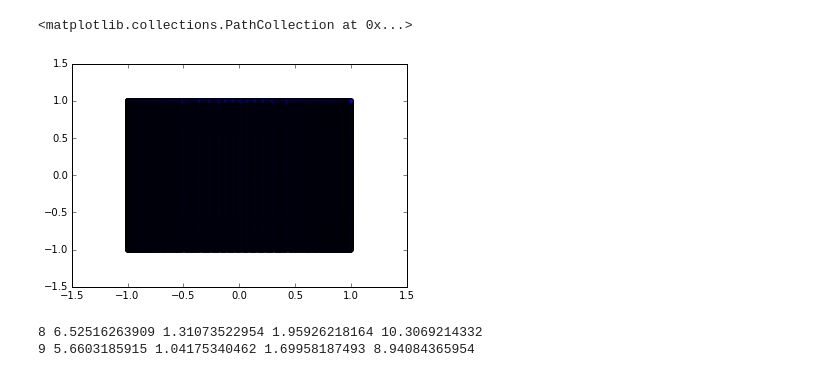
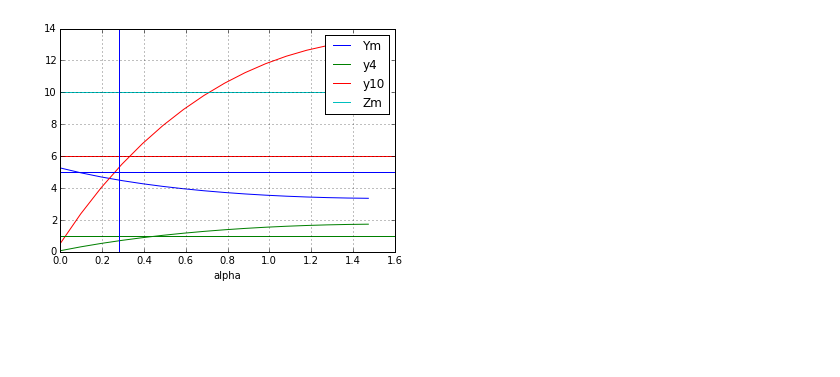
Before and after one commit to maxhutch/sem, a Jupyter notebook: Ducts.ipynb, the cells around one changed output. Saved outputs shown, nothing was run; the diff lists cells and outputs as text; code cells hidden in the pictures; blank space fills up the shorter version.

```diff
--- a/Ducts.ipynb
+++ b/Ducts.ipynb
@@ -7,5 +9,5 @@ import scipy.linalg as la
 from math import *
 # %%
 def mesh(alpha, N):
-    return np.sin(np.linspace(-pi/2+alpha,pi/2-alpha,N))/abs(sin((pi/2-alpha)))
+    return .5*np.sin(np.linspace(-pi/2+alpha,pi/2-alpha,N))/abs(sin((pi/2-alpha)))
 # %%
@@ -36,35 +51,18 @@ poc=1
-# %%
-yl=mesh(alp, Nl)
-xg = np.tile(yl, [Nl,1])
-yg = xg.transpose()
-
-xc=xg.flatten()
-yc=yg.flatten()
-plt.scatter(xc,yc)
-# %% [output]
-<matplotlib.collections.PathCollection at 0x...>
-[figure, removed]
-# %%
-Re=3000;
-N=7
-ym = 2; zm = 20
-yl = mesh(alp, Nl)
-while ym > 1 and zm > 10:
-    ym, y1, y10, zm = wall_units(yl,N,Re)
-    N = N + 1
-    print(N, ym, y1, y10, zm)
-# %% [output]
-8 6.52516263909 1.31073522954 1.95926218164 10.3069214332
-9 5.6603185915 1.04175340462 1.69958187493 8.94084365954
 # %%
 alphs = list(np.linspace(0,pi/2, 16, endpoint=False))
+Re=4300;
 N = 31
 Nl = 65
+Nz = 513
 yms = []; y1s = []; y10s = []; zms = []
 for alph in alphs:
     yl=mesh(alph, Nl)
-    ym, y1, y10, zm = wall_units(yl,N,Re)
+    ym, y1, y10, zm = wall_units(yl,Nz,N,Re)
     yms.append(ym)
     y1s.append(y1)
     y10s.append(y10)
     zms.append(zm)
+
+plot_units(yms, y1s, y10s, zms, .28)
+# %% [output]
+[figure, added]
```
Also changed, not shown: parts of 5 cells of this notebook, 2 other files.
